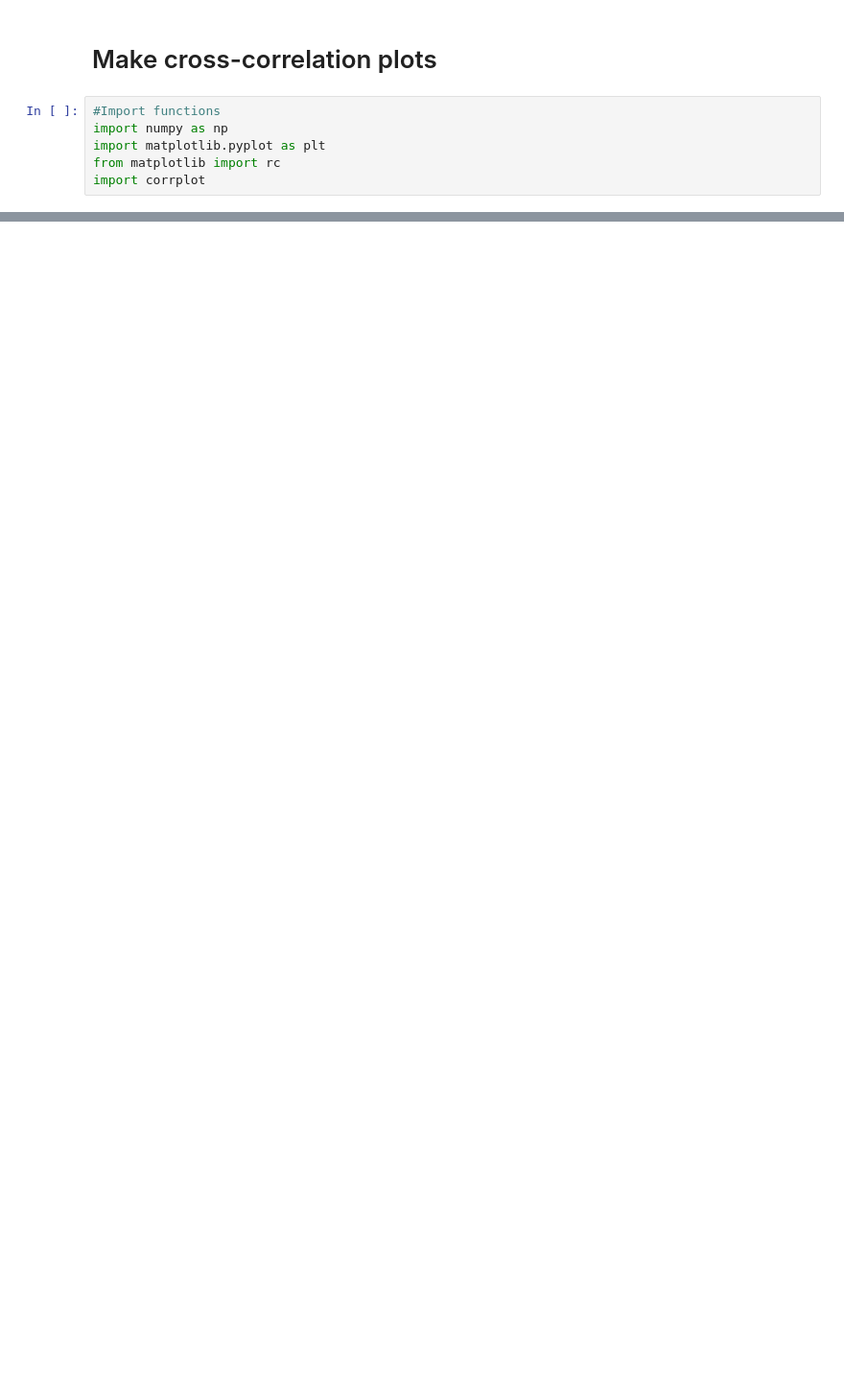
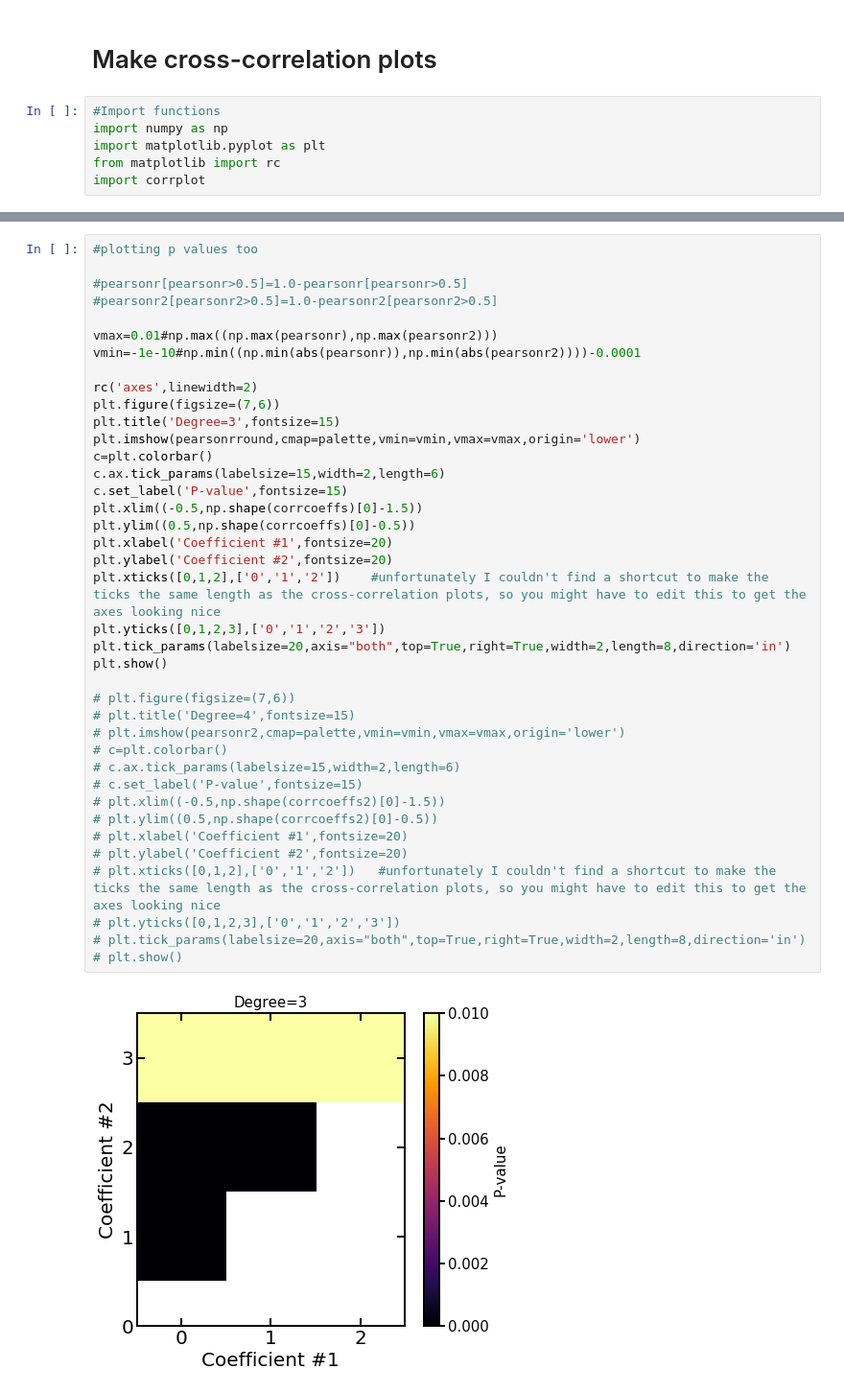
Before and after one commit to multidworlds/eigenspectra, a Jupyter notebook: corrplot.ipynb, the cells around one changed output, grey strips where cells are left out. Shown at 96% size. Cells and saved outputs as stored; diff of their text form; blank space fills up the shorter version.

```diff
--- a/corrplot.ipynb
+++ b/corrplot.ipynb
@@ -61,0 +87,41 @@ plt.show()
+# %%
+#plotting p values too
+
+#pearsonr[pearsonr>0.5]=1.0-pearsonr[pearsonr>0.5]
+#pearsonr2[pearsonr2>0.5]=1.0-pearsonr2[pearsonr2>0.5]
+
+vmax=0.01#np.max((np.max(pearsonr),np.max(pearsonr2)))
+vmin=-1e-10#np.min((np.min(abs(pearsonr)),np.min(abs(pearsonr2))))-0.0001
+
+rc('axes',linewidth=2)
+plt.figure(figsize=(7,6))
+plt.title('Degree=3',fontsize=15)
+plt.imshow(pearsonrround,cmap=palette,vmin=vmin,vmax=vmax,origin='lower')
+c=plt.colorbar()
+c.ax.tick_params(labelsize=15,width=2,length=6)
+c.set_label('P-value',fontsize=15)
+plt.xlim((-0.5,np.shape(corrcoeffs)[0]-1.5))
+plt.ylim((0.5,np.shape(corrcoeffs)[0]-0.5))
+plt.xlabel('Coefficient #1',fontsize=20)
+plt.ylabel('Coefficient #2',fontsize=20)
+plt.xticks([0,1,2],['0','1','2'])    #unfortunately I couldn't find a shortcut to make the ticks the same length as the cross-correlation plots, so you might have to edit this to get the axes looking nice
+plt.yticks([0,1,2,3],['0','1','2','3'])
+plt.tick_params(labelsize=20,axis="both",top=True,right=True,width=2,length=8,direction='in')
+plt.show()
+
+# plt.figure(figsize=(7,6))
+# plt.title('Degree=4',fontsize=15)
+# plt.imshow(pearsonr2,cmap=palette,vmin=vmin,vmax=vmax,origin='lower')
+# c=plt.colorbar()
+# c.ax.tick_params(labelsize=15,width=2,length=6)
+# c.set_label('P-value',fontsize=15)
+# plt.xlim((-0.5,np.shape(corrcoeffs2)[0]-1.5))
+# plt.ylim((0.5,np.shape(corrcoeffs2)[0]-0.5))
+# plt.xlabel('Coefficient #1',fontsize=20)
+# plt.ylabel('Coefficient #2',fontsize=20)
+# plt.xticks([0,1,2],['0','1','2'])   #unfortunately I couldn't find a shortcut to make the ticks the same length as the cross-correlation plots, so you might have to edit this to get the axes looking nice
+# plt.yticks([0,1,2,3],['0','1','2','3'])
+# plt.tick_params(labelsize=20,axis="both",top=True,right=True,width=2,length=8,direction='in')
+# plt.show()
+# %% [output]
+[figure, added]
```
Also changed, not shown: parts of 2 cells of this notebook, 1 other file.
